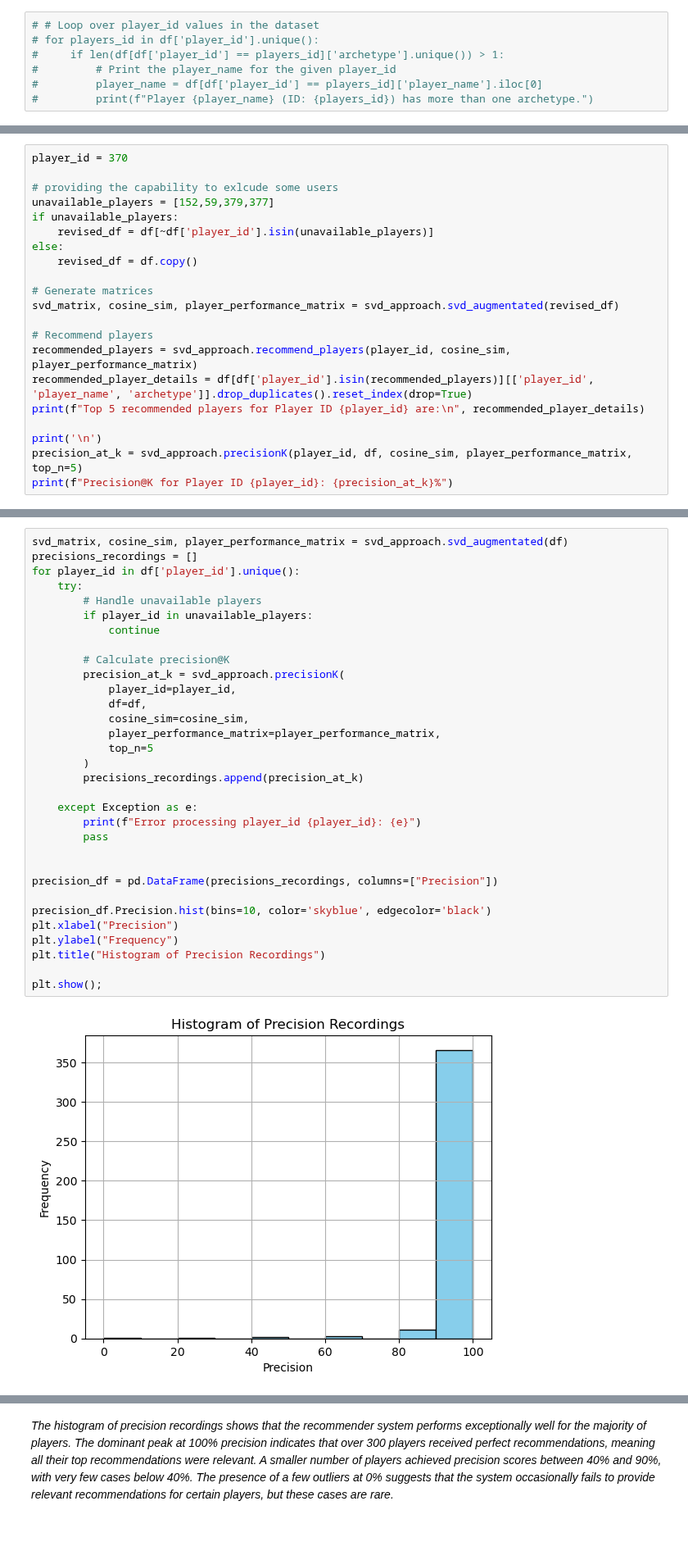
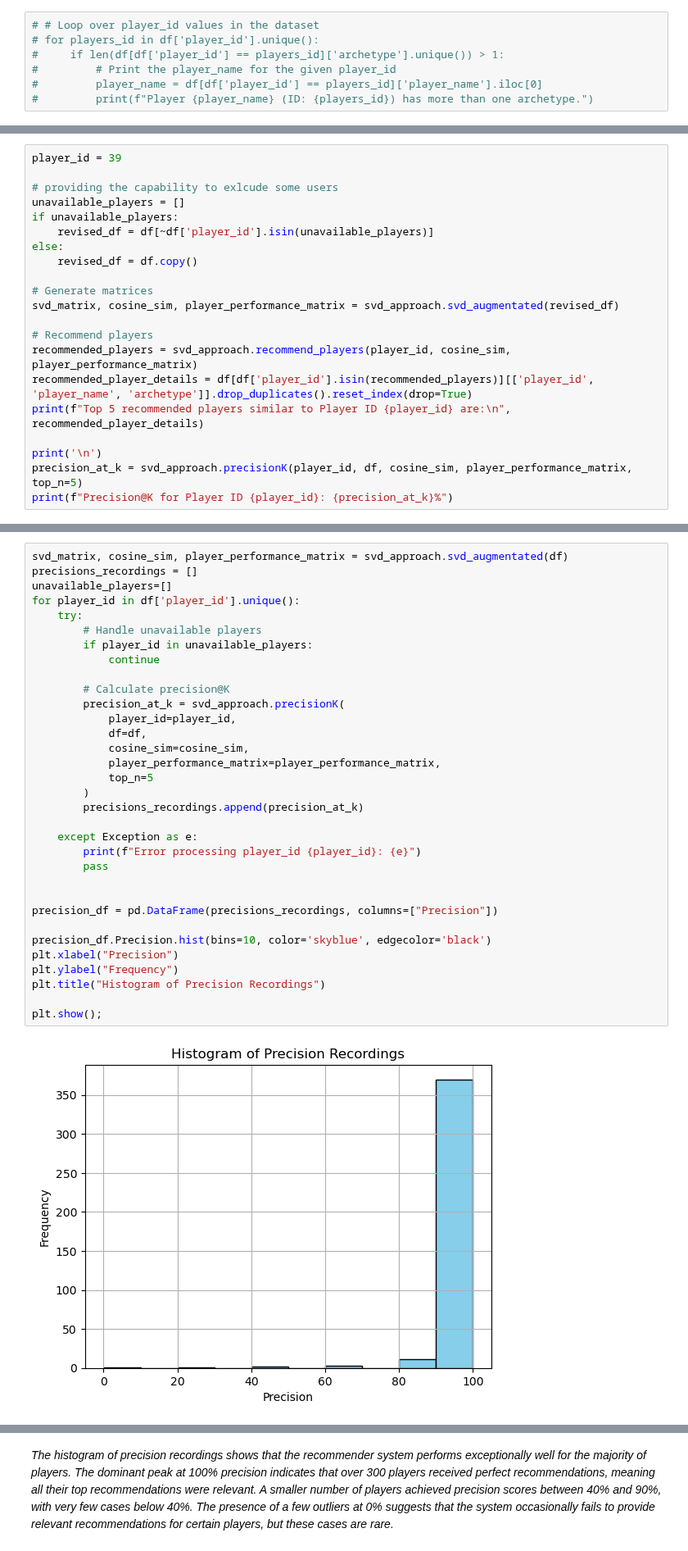
Before and after one commit to mrme77/Fantasy-League-Recommender, a Jupyter notebook: DataAnalysis.ipynb, the cells around one changed output, grey strips where cells are left out. Shown at 82% size. Cells and saved outputs as stored; diff of their text form.

```diff
--- a/DataAnalysis.ipynb
+++ b/DataAnalysis.ipynb
@@ -334,8 +412,8 @@ The SVD-based approach is dynamic and scalable, making it better suited for larg
 # %%
-player_id = 370
+player_id = 39
 
 # providing the capability to exlcude some users
-unavailable_players = [152,59,379,377]
+unavailable_players = []
 if unavailable_players:
     revised_df = df[~df['player_id'].isin(unavailable_players)]
 else:
@@ -347,7 +425,7 @@ svd_matrix, cosine_sim, player_performance_matrix = svd_approach.svd_augmentated
 # Recommend players
 recommended_players = svd_approach.recommend_players(player_id, cosine_sim, player_performance_matrix)
 recommended_player_details = df[df['player_id'].isin(recommended_players)][['player_id', 'player_name', 'archetype']].drop_duplicates().reset_index(drop=True)
-print(f"Top 5 recommended players for Player ID {player_id} are:\n", recommended_player_details)
+print(f"Top 5 recommended players similar to Player ID {player_id} are:\n", recommended_player_details)
 
 print('\n')
 precision_at_k = svd_approach.precisionK(player_id, df, cosine_sim, player_performance_matrix, top_n=5)
@@ -369,37 +447,38 @@ Precision@K for Player ID 370: 90.0%
 # %%
 svd_matrix, cosine_sim, player_performance_matrix = svd_approach.svd_augmentated(df)
 precisions_recordings = []
+unavailable_players=[]
 for player_id in df['player_id'].unique():
     try:
         # Handle unavailable players
         if player_id in unavailable_players:
             continue
 
         # Calculate precision@K
         precision_at_k = svd_approach.precisionK(
             player_id=player_id,
             df=df,
             cosine_sim=cosine_sim,
             player_performance_matrix=player_performance_matrix,
             top_n=5
         )
         precisions_recordings.append(precision_at_k)
 
     except Exception as e:
         print(f"Error processing player_id {player_id}: {e}")
         pass
 
 
 precision_df = pd.DataFrame(precisions_recordings, columns=["Precision"])
 
 precision_df.Precision.hist(bins=10, color='skyblue', edgecolor='black')
 plt.xlabel("Precision")
 plt.ylabel("Frequency")
 plt.title("Histogram of Precision Recordings")
 
 plt.show();
 # %% [output]
-[figure, old version]
+[figure, new version]
 # %%
 precision_df.describe()
 # %% [output]
```
Also changed, not shown: parts of 18 cells of this notebook, 6 other files.
